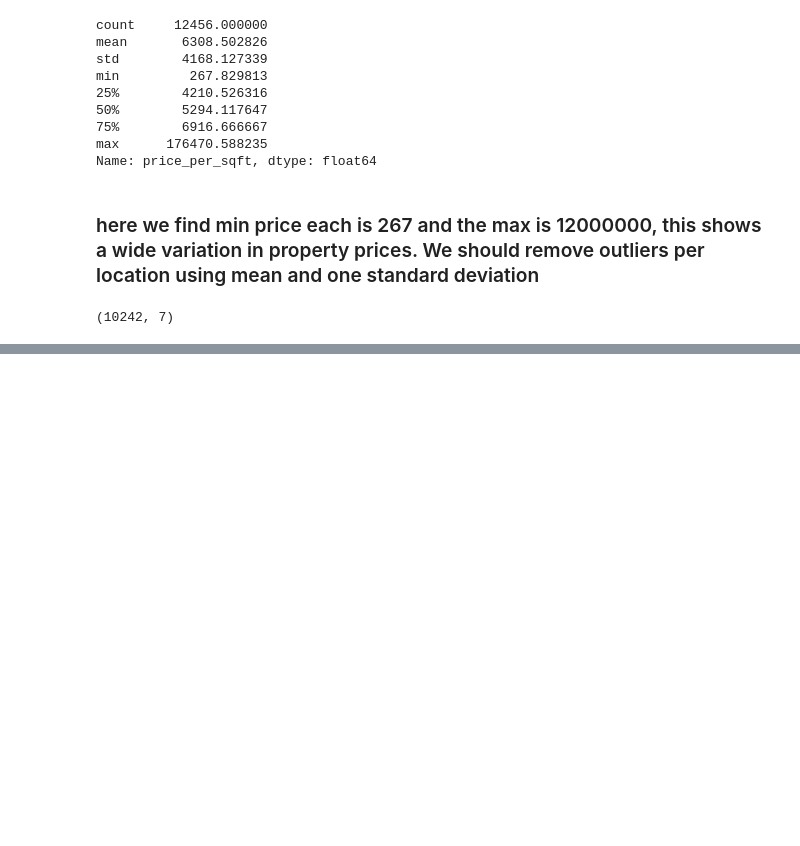
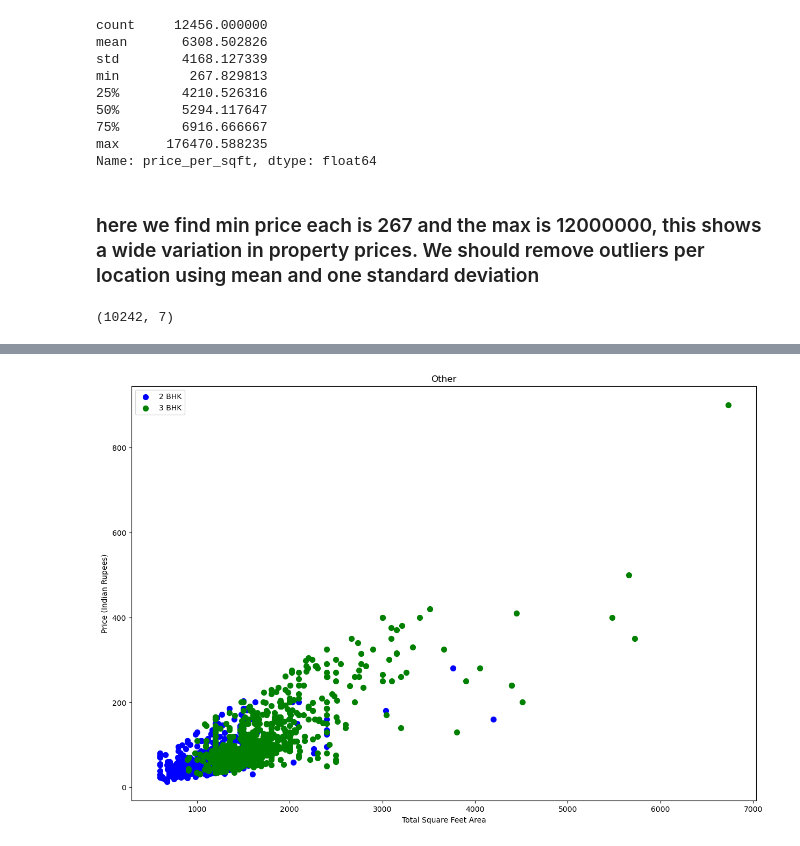
Before and after one commit to dudungawuk/Bengaluru-House-Price-Prediction, a Jupyter notebook: Untitled.ipynb, the cells around one changed output, grey strips where cells are left out. Cells and saved outputs as stored; diff of their text form; code cells hidden in the pictures; blank space fills up the shorter version.

```diff
--- a/Untitled.ipynb
+++ b/Untitled.ipynb
@@ -452,0 +424,4 @@ bhk_stats
+# %%
+plot_scatter_chart(df7,"Other")
+# %% [output]
+[figure, added]
```
Also changed, not shown: parts of 18 cells of this notebook.
